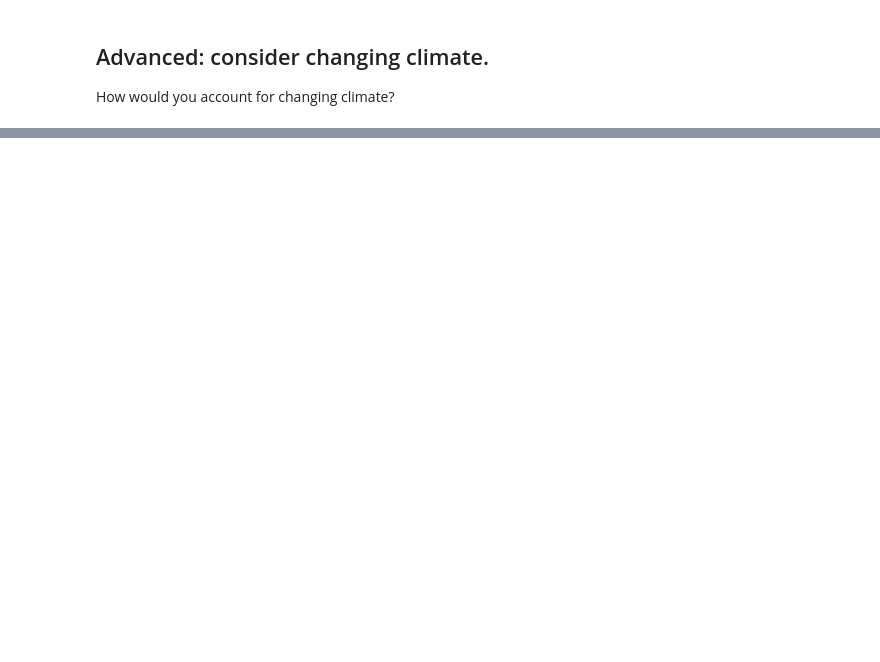
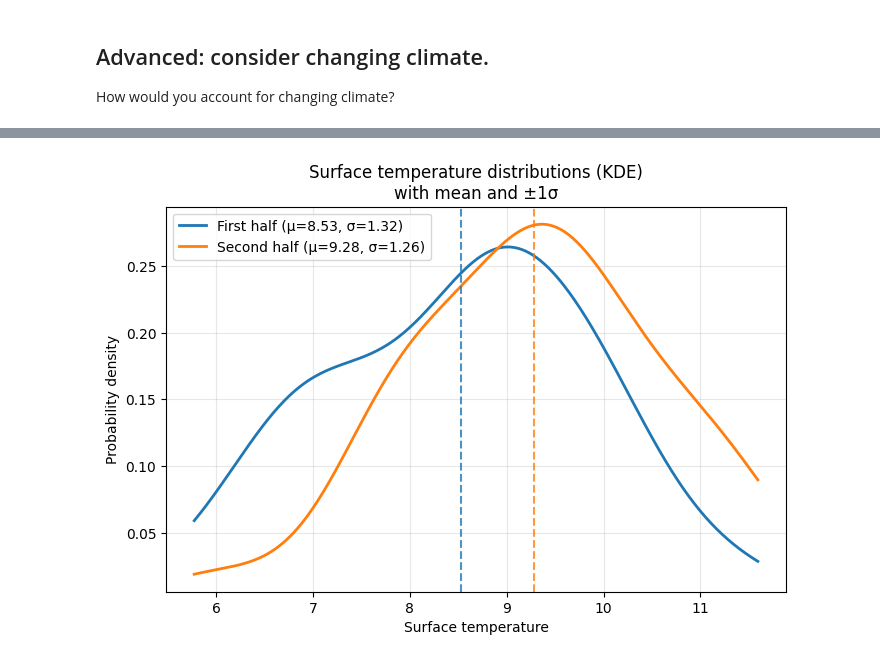
Before and after one commit to HenryThrop/IE_CDT_ClimateDynamicsTutorial, a Jupyter notebook: PredictTimeseries.ipynb, the cells around one changed output, grey strips where cells are left out. Cells and saved outputs as stored; diff of their text form; code cells hidden in the pictures; blank space fills up the shorter version.

```diff
--- a/PredictTimeseries.ipynb
+++ b/PredictTimeseries.ipynb
@@ -62,3 +192,47 @@ How would you account for changing climate?
+# %%
+import numpy as np
+import matplotlib.pyplot as plt
+from scipy.stats import gaussian_kde
+
+def to_numpy(x):
+    """Convert xarray, pandas, or numpy object to 1D numpy array without NaNs."""
+    try:
+        arr = np.asarray(x.values).ravel()
+    except Exception:
+        arr = np.asarray(x).ravel()
+    return arr[~np.isnan(arr)]
+
+# Convert to plain arrays
+a1 = to_numpy(surface_temp_first_half)
+a2 = to_numpy(surface_temp_second_half)
+
+# Compute statistics
+mean1, std1 = np.mean(a1), np.std(a1)
+mean2, std2 = np.mean(a2), np.std(a2)
+
+# Make grid for KDE
+x = np.linspace(min(a1.min(), a2.min()), max(a1.max(), a2.max()), 300)
+
+kde1 = gaussian_kde(a1)
+kde2 = gaussian_kde(a2)
+
+# Plot
+plt.figure(figsize=(8,5))
+plt.plot(x, kde1(x), label=f'First half (μ={mean1:.2f}, σ={std1:.2f})', lw=2)
+plt.plot(x, kde2(x), label=f'Second half (μ={mean2:.2f}, σ={std2:.2f})', lw=2)
+
+# Mean lines
+plt.axvline(mean1, color='C0', linestyle='--', alpha=0.8)
+plt.axvline(mean2, color='C1', linestyle='--', alpha=0.8)
+
+plt.xlabel('Surface temperature')
+plt.ylabel('Probability density')
+plt.title('Surface temperature distributions (KDE)\nwith mean and ±1σ')
+plt.legend()
+plt.grid(alpha=0.3)
+plt.show()
+# %% [output]
+[figure, added]
 # %% [markdown]
 ## BONUS EXERCISE
 Repeat your analysis for December 2025. Compare your predictions to ECMWF seasonal forecasts for December which have been downloaded from the [Climate Data Store](https://cds.climate.copernicus.eu/datasets/seasonal-monthly-single-levels?tab=overview). The file tas_ECMWF_seasonal_forecast_ensemble_December_initNov2025_UK.nc contains an ensemble of seasonal forecasts released on 6th November, and contains the monthly statistic for December, so this could be considered a "sub-seasonal" forecast.
```
Also changed, not shown: parts of 6 cells of this notebook.
